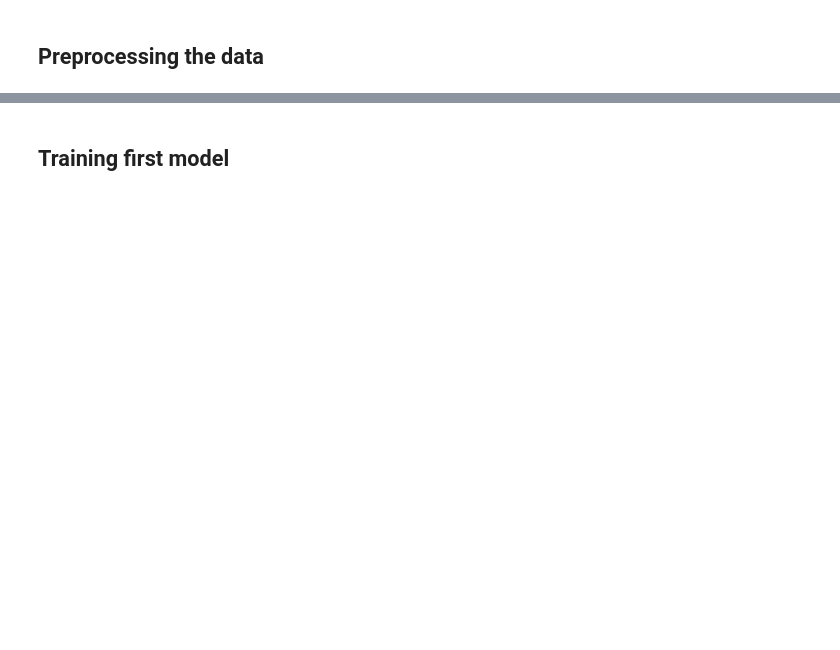
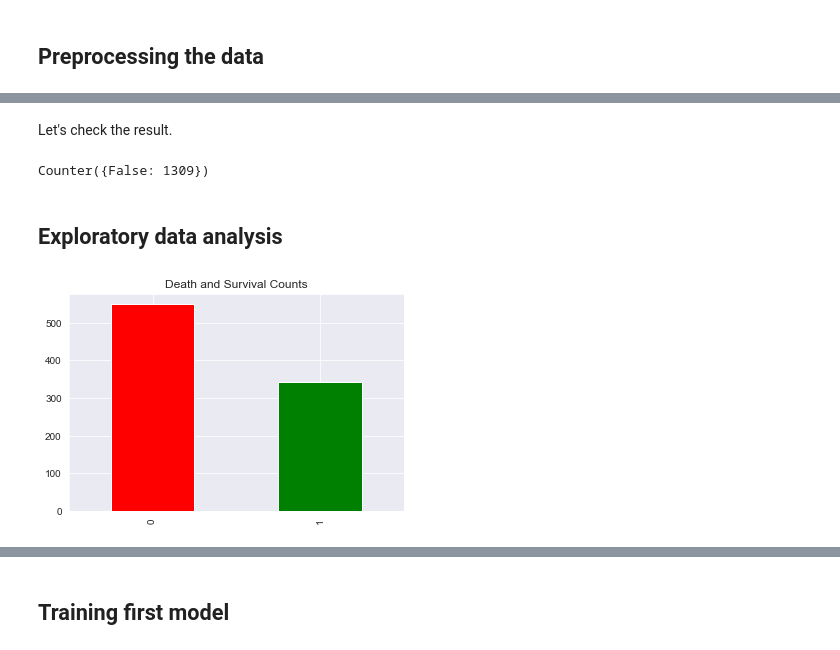
Before and after one commit to williansVarela/kaggle-titanic, a Jupyter notebook: Titanic.ipynb, the cells around one changed output, grey strips where cells are left out. Cells and saved outputs as stored; diff of their text form; code cells hidden in the pictures; blank space fills up the shorter version.

Commit message:
exploratory data analysis

```diff
--- a/Titanic.ipynb
+++ b/Titanic.ipynb
@@ -8,6 +8,9 @@ Loading the dataset and displaying some of its rows.
 # Import libraries necessary for this project
 import numpy as np
 import pandas as pd
+import matplotlib.pyplot as plt
+import seaborn as sns
+sns.set_style('darkgrid')
 
 # Pretty display for notebooks
 %matplotlib inline
@@ -16,7 +19,7 @@ import pandas as pd
 import random
 random.seed(33)
 
-# Load the dataset
+# Load the datasets
 df_train = pd.read_csv('datasets/train.csv')
 df_test = pd.read_csv('datasets/test.csv')
 # %%
@@ -71,0 +73,7 @@ features.head()
+# %% [markdown]
+Let's check the result.
+# %%
+from collections import Counter
+Counter(features['Age'].isnull())
+# %% [output]
+Counter({False: 1309})
@@ -71,0 +84,7 @@ features.head()
+# %% [markdown]
+## Exploratory data analysis
+# %%
+y_train.value_counts().plot(kind='bar', title='Death and Survival Counts',grid=True, color=['r', 'g'])
+plt.show()
+# %% [output]
+[figure, added]
```
Also changed, not shown: parts of 24 cells of this notebook, 1 other file.
